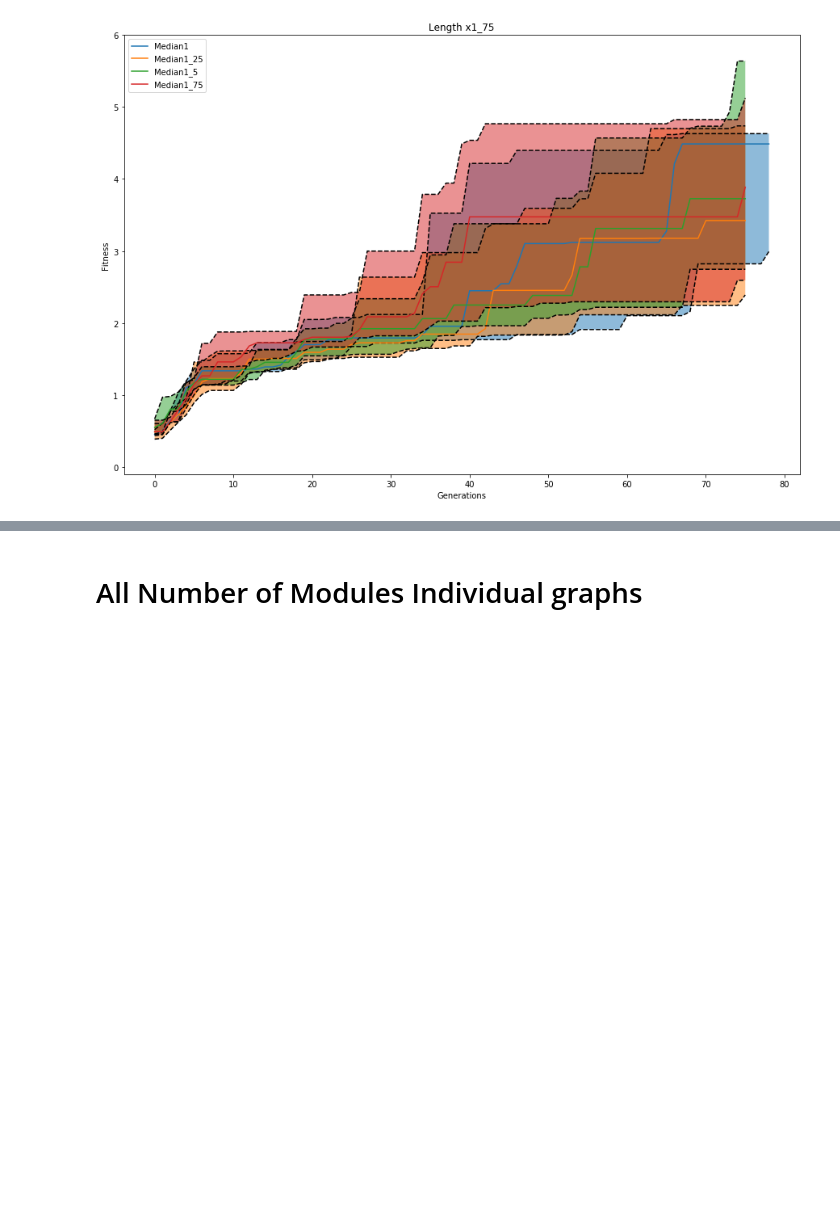
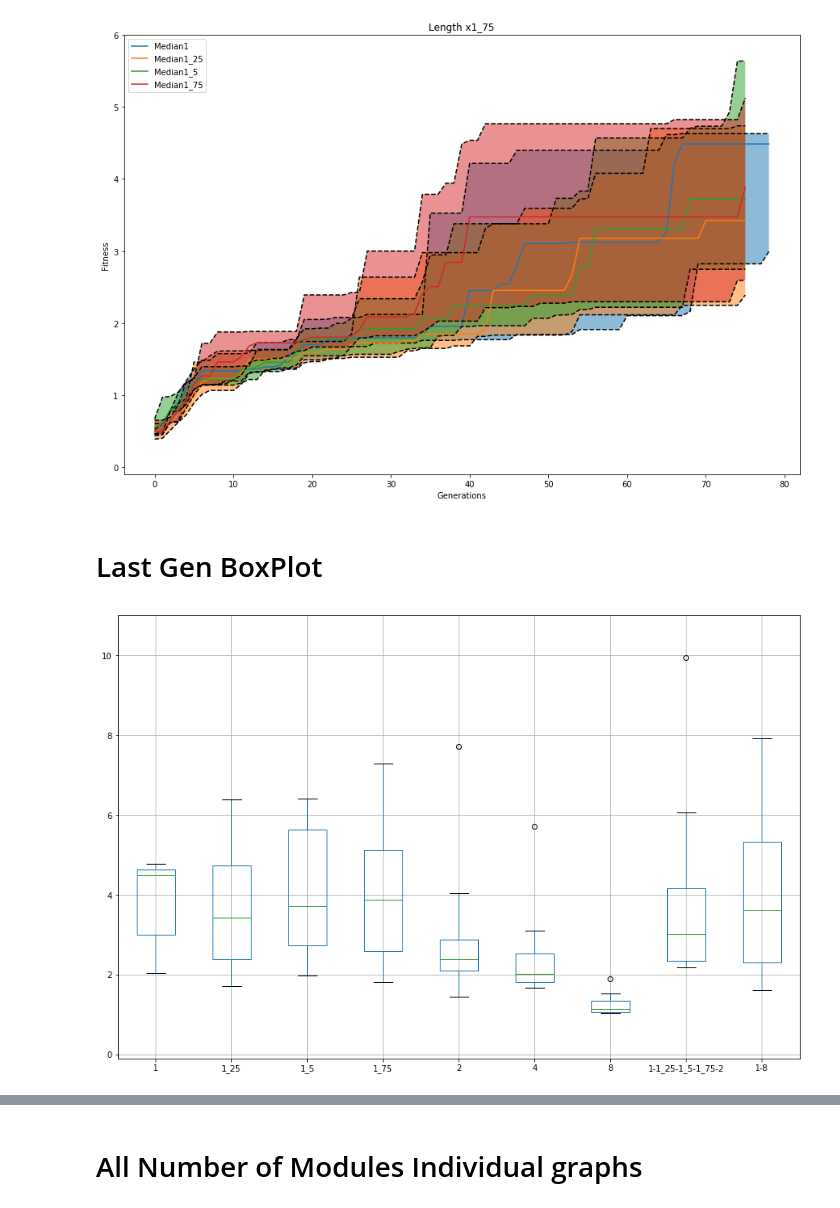
Before and after one commit to rmorenoga/paperGraphs, a Jupyter notebook: Graphs.ipynb, the cells around one changed output, grey strips where cells are left out. Saved outputs shown, nothing was run; the diff lists cells and outputs as text; code cells hidden in the pictures; blank space fills up the shorter version.

Commit message:
Boxplots lastGen

```diff
--- a/Graphs.ipynb
+++ b/Graphs.ipynb
@@ -133,3 +193,10 @@ folders = ['1','1_25','1_5','1_75']   #,'2','1-1_25-1_5-1_75-2'
 plotResultGraphs('filesFromLenghtExperiment',folders,'evol',10,False)
 # %% [output]
 [figure]
+# %% [markdown]
+# Last Gen BoxPlot
+# %%
+folders = ['1','1_25','1_5','1_75','2','4','8','1-1_25-1_5-1_75-2','1-8']
+boxplotResults('filesFromLenghtExperiment',folders,'evol',10,False)
+# %% [output]
+[figure, added]
```
Also changed, not shown: parts of 3 cells of this notebook.
